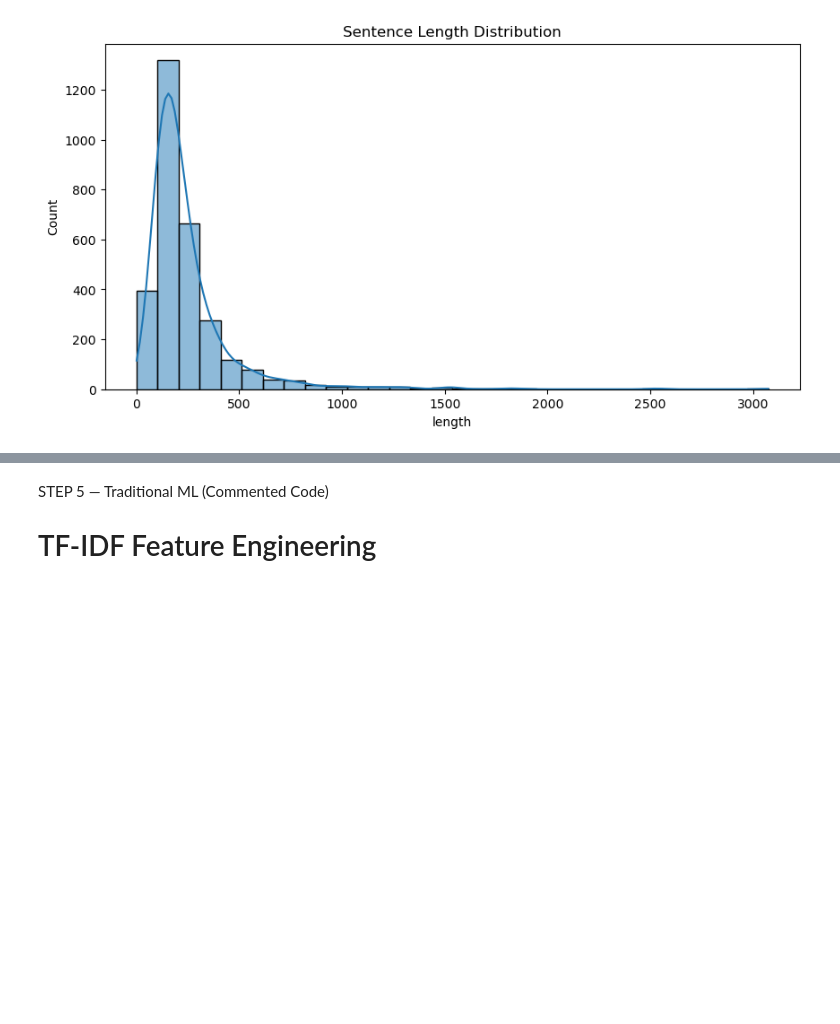
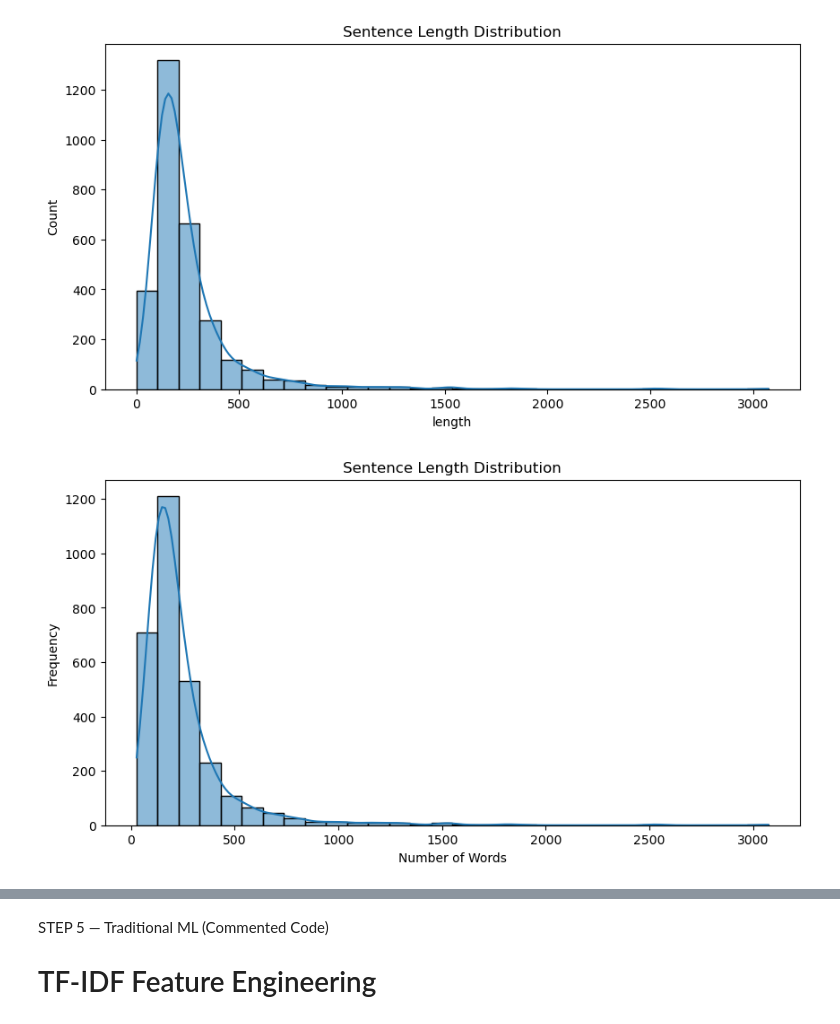
Before and after one commit to Eng-Muscab/SOMALI-NLP-RESEARCH, a Jupyter notebook: eda/04_eda.ipynb, the cells around one changed output, grey strips where cells are left out. Saved outputs shown, nothing was run; the diff lists cells and outputs as text; code cells hidden in the pictures; blank space fills up the shorter version.

```diff
--- a/eda/04_eda.ipynb
+++ b/eda/04_eda.ipynb
@@ -103,6 +119,43 @@ plt.title("Sentence Length Distribution")
 plt.show()
 # %% [output]
 [figure]
+# %%
+import os
+import matplotlib.pyplot as plt
+import seaborn as sns
+
+# Ensure output folder exists
+os.makedirs("eda/figures", exist_ok=True)
+
+# 1. Sentence length feature
+df['length'] = df['Text'].apply(lambda x: len(str(x).split()))
+
+# 2. Plot distribution
+plt.figure(figsize=(10,5))
+
+sns.histplot(
+    df['length'],
+    bins=30,
+    kde=True
+)
+
+# Title
+plt.title("Sentence Length Distribution")
+
+# Label axes (good for report)
+plt.xlabel("Number of Words")
+plt.ylabel("Frequency")
+
+# 3. Save figure
+plt.savefig(
+    "eda/figures/sentence_length_hist.png",
+    bbox_inches='tight'
+)
+
+# 4. Show plot
+plt.show()
+# %% [output]
+[figure, added]
 # %%
 # Function to clean text data
 def clean_text(text):
```
Also changed, not shown: parts of 5 cells of this notebook, 7 other files.
